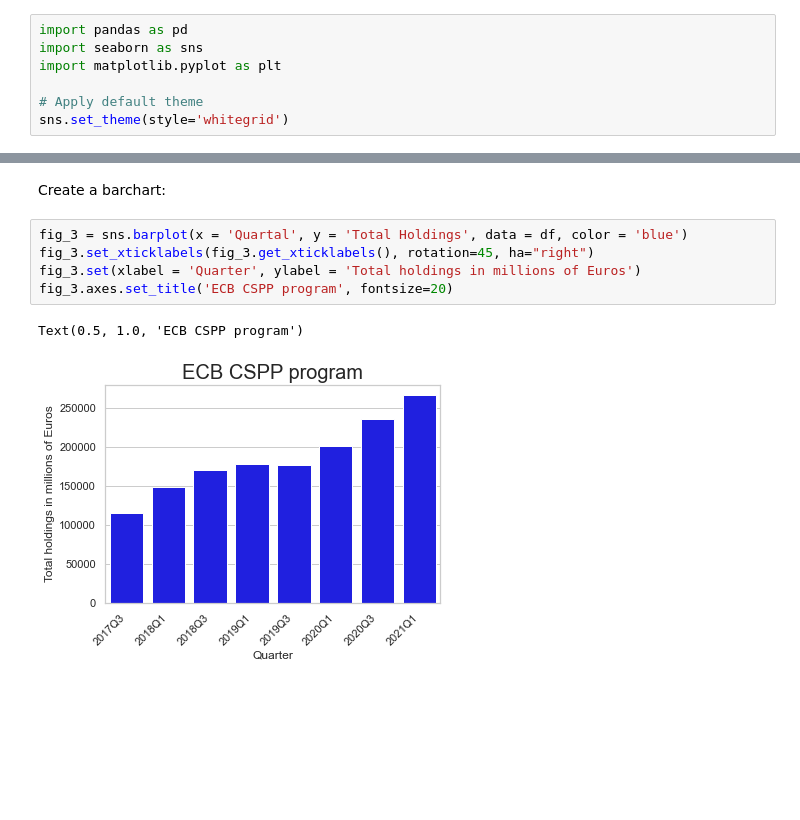
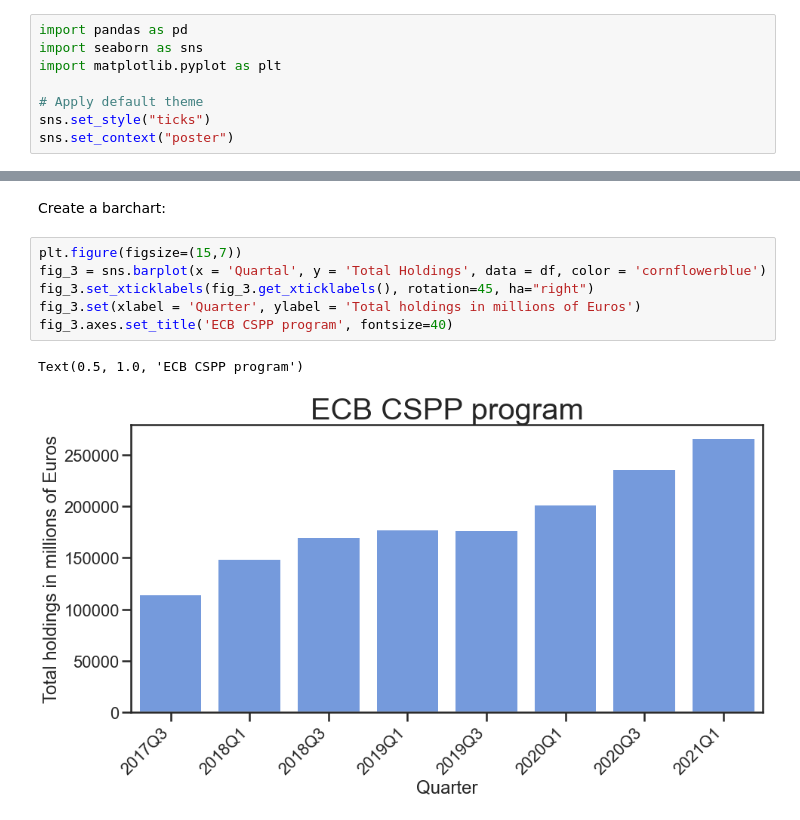
Before and after one commit to NinaMorgenstern/ECB-Bond-Purchases, a Jupyter notebook: figures.ipynb, the cells around one changed output, grey strips where cells are left out. Saved outputs shown, nothing was run; the diff lists cells and outputs as text; blank space fills up the shorter version.

```diff
--- a/figures.ipynb
+++ b/figures.ipynb
@@ -8,7 +8,8 @@ import seaborn as sns
 import matplotlib.pyplot as plt
 
 # Apply default theme
-sns.set_theme(style='whitegrid')
+sns.set_style("ticks")
+sns.set_context("poster")
 # %% [markdown]
 # Figures
 # %% [markdown]
@@ -154,10 +194,11 @@ df.head()
 # %% [markdown]
 Create a barchart:
 # %%
-fig_3 = sns.barplot(x = 'Quartal', y = 'Total Holdings', data = df, color = 'blue')
+plt.figure(figsize=(15,7))
+fig_3 = sns.barplot(x = 'Quartal', y = 'Total Holdings', data = df, color = 'cornflowerblue')
 fig_3.set_xticklabels(fig_3.get_xticklabels(), rotation=45, ha="right")
 fig_3.set(xlabel = 'Quarter', ylabel = 'Total holdings in millions of Euros')
-fig_3.axes.set_title('ECB CSPP program', fontsize=20)
+fig_3.axes.set_title('ECB CSPP program', fontsize=40)
 # %% [output]
 Text(0.5, 1.0, 'ECB CSPP program')
-[figure, old version]
+[figure, new version]
```
Also changed, not shown: parts of 9 cells of this notebook.
